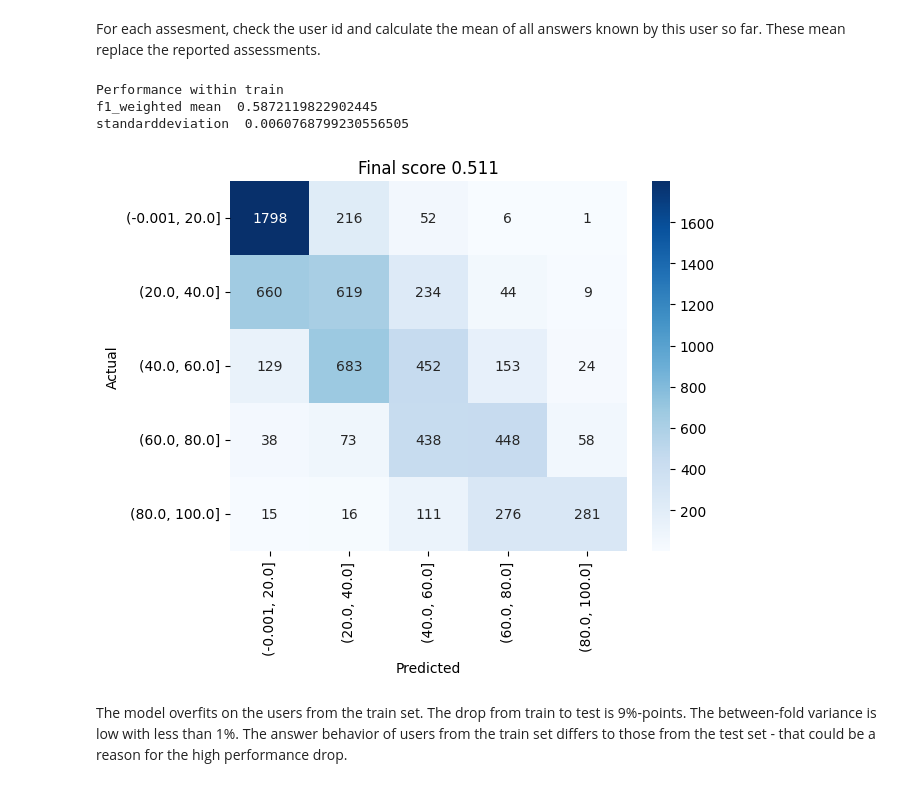
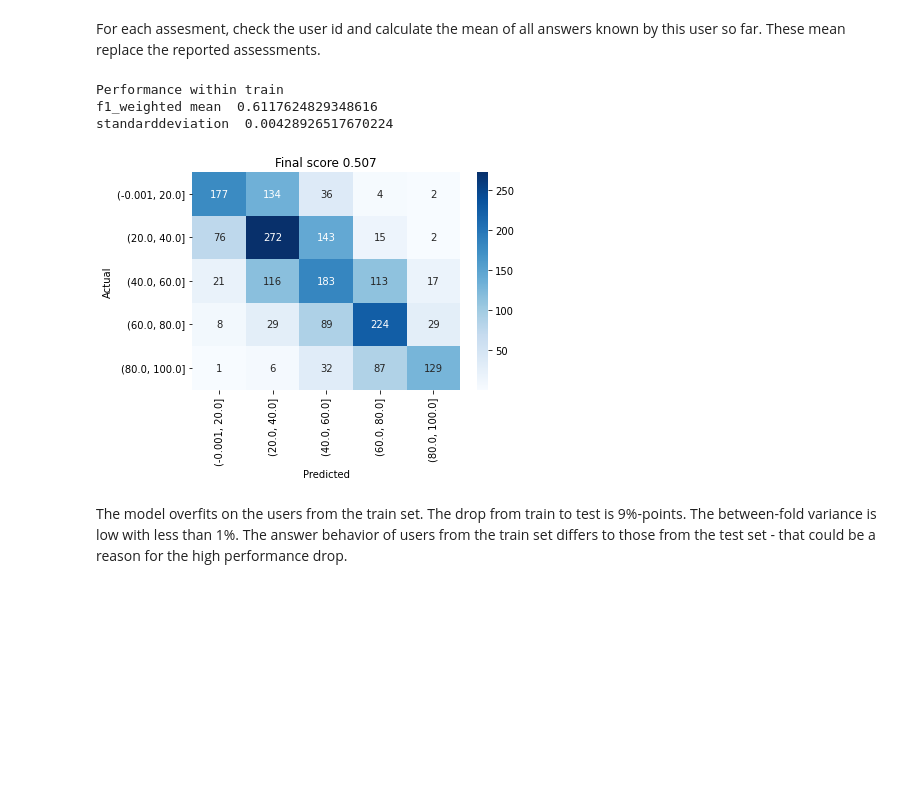
Before and after one commit to joa24jm/UsAs, a Jupyter notebook: src/d02_ml_pipelines/uniti.ipynb, the cells around one changed output. Cells and saved outputs as stored; diff of their text form; code cells hidden in the pictures; blank space fills up the shorter version.

Commit message:
change train and test users -> different results, needs to be evaluated

```diff
--- a/src/d02_ml_pipelines/uniti.ipynb
+++ b/src/d02_ml_pipelines/uniti.ipynb
@@ -67,7 +51,10 @@ df_test = df[df['user_id'].isin(test_users)]
+# %%
+# first 80 % of users into train, second 20 % into test
+df_train, df_test = helpers.create_train_and_test_set(df)
 # %%
 # define features and target
 features = ['loudness', 'cumberness', 'jawbone', 'neck', 'tin_day', 'tin_cumber', 'tin_max', 'movement', 'stress', 'emotion']
-target = 'target'
+target = 'cumberness_t1'
 time_col = 'created_at'
 
 # set up for classification
@@ -88,6 +75,9 @@ test_size = 1/n_splits
 approaches = ['bl_user_based_last', 'bl_user_based_all', 'bl_assessment_based_last', 'bl_assessment_based_all',
              'answer_cut', 'time_cut', 'user_wise', 'average_user']
 results_dic = {approach: {'f1':None, 'std':None} for approach in approaches}
+
+# define random_state
+random_state=1994
 # %% [markdown]
 ## Create baseline models
 # %% [markdown]
@@ -298,44 +288,43 @@ Making a precise differentiation with evenly sized time chunks, the model improv
 # %% [markdown]
 For each assesment, check the user id and calculate the mean of all answers known by this user so far. These mean replace the reported assessments.
 # %%
-# get original train and test users
-df_train = df[df['user_id'].isin(train_users)]
-df_test = df[df['user_id'].isin(test_users)]
+# first 80 % of users into train, second 20 % into test
+df_train, df_test = helpers.create_train_and_test_set(df)
 
 # create a group column. Each group belongs to a dategroup. The first 20% of the train data belong to date_group_1, the next 20% belong to date_group_2, and so on.
 groups = np.sort(np.random.randint(low=1, high=5+1, size = df_train.shape[0]))
 
 # calculate grouped cumulative means for all assessments of all users
 df_train_avg_user = helpers.calc_cum_mean(df_train, features, user_id='user_id')
 df_test_avg_user = helpers.calc_cum_mean(df_test, features, user_id='user_id')
 
 # prepare data and model
 model, X_train, X_test, y_train, y_test, LE = helpers.prepare_and_instantiate(df_train_avg_user, df_test_avg_user, features, target, bins, LE, fit=False)
 
 # train model
 cv = ShuffleSplit(n_splits=n_splits, test_size=test_size, random_state=random_state)
 scores = cross_val_score(model, X_train, y_train, cv=cv, scoring='f1_weighted', groups=groups)
 
 # validate model
 print('Performance within train')
 print('f1_weighted mean ', scores.mean())
 print('standarddeviation ', scores.std())
 
 # fit and calculate
 y_pred, f1_final = helpers.fit_and_calc_score(model, X_train, X_test, y_train, y_test, scores)
 
 # visualize confusion matrix
 helpers.visualize_confusion_matrix(y_test, y_pred, mapping, f1_final)
 
 # write to results dict
 approach = 'average_user'
 results_dic[approach]['f1'] = f1_final
 results_dic[approach]['std'] = scores.std()
 # %% [output]
 Performance within train
-f1_weighted mean  0.5872119822902445
-standarddeviation  0.0060768799230556505
+f1_weighted mean  0.6117624829348616
+standarddeviation  0.00428926517670224
-[figure, old version]
+[figure, new version]
 # %% [markdown]
 The model overfits on the users from the train set. The drop from train to test is 9%-points. The between-fold variance is low with less than 1%.
 The answer behavior of users from the train set differs to those from the test set - that could be a reason for the high performance drop.
```
Also changed, not shown: parts of 7 cells of this notebook.
